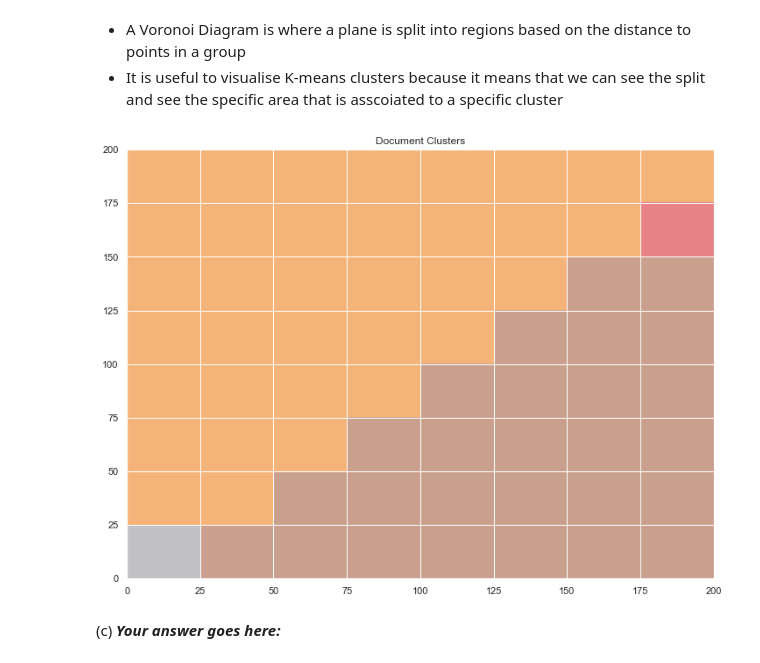
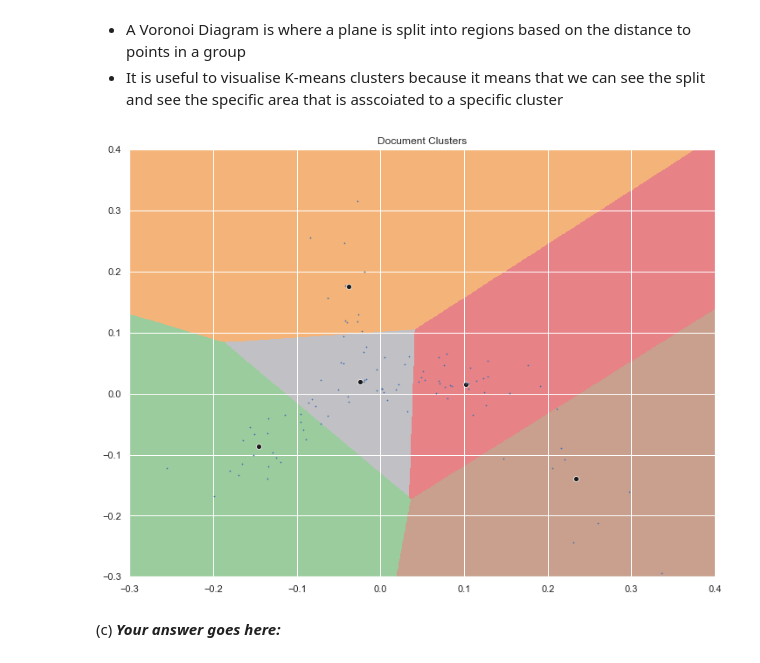
Before and after one commit to aadulan/iaml2018, a Jupyter notebook: Assignments/04_A_KMeans.ipynb, the cells around one changed output. Saved outputs shown, nothing was run; the diff lists cells and outputs as text; code cells hidden in the pictures.

```diff
--- a/Assignments/04_A_KMeans.ipynb
+++ b/Assignments/04_A_KMeans.ipynb
@@ -428,14 +437,19 @@ Another benefit of Dimensionality Reduction is that it allows us to visualise th
 # %%
 from utils.plotter import plot_voronoi
 
 plot_voronoi(dim_k_means,
-             [0,200,0,200],
-             sampling =8,
+             [-0.3,0.4,-0.3,0.4],
+             sampling=1000,
              clr_map='Set1')
 
+subset = dim_X[0:100,:]
+
+
+sns.scatterplot(dim_k_means.cluster_centers_[:,0],dim_k_means.cluster_centers_[:,1],color='k')
+sns.scatterplot(subset[:,0],subset[:,1],color='b',marker='+',s =3)
 plt.title('Document Clusters')
 plt.show()
 # %% [output]
-[figure, old version]
+[figure, new version]
 # %% [markdown]
 (c) ***Your answer goes here:***
```
Also changed, not shown: parts of 1 cell of this notebook.
